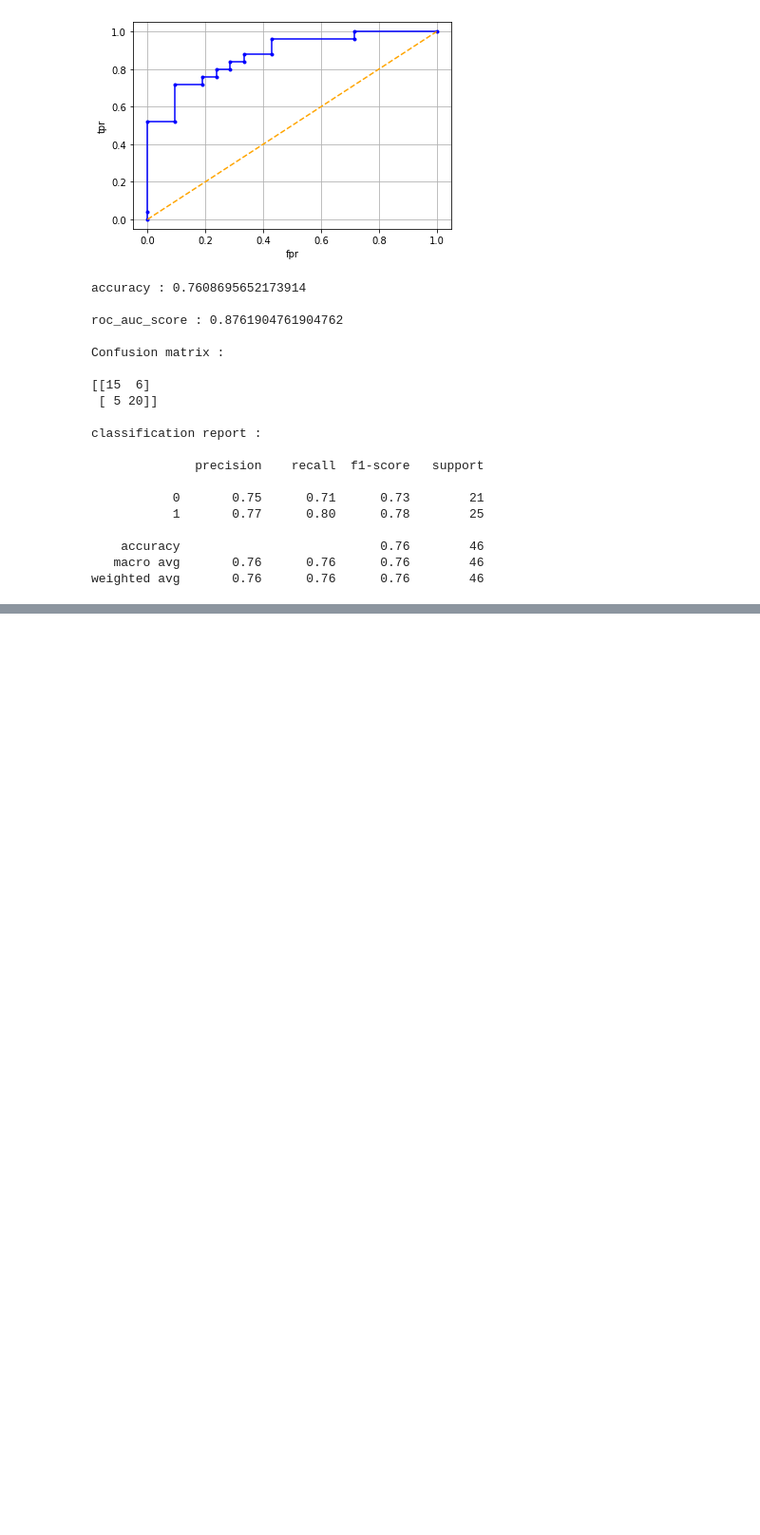
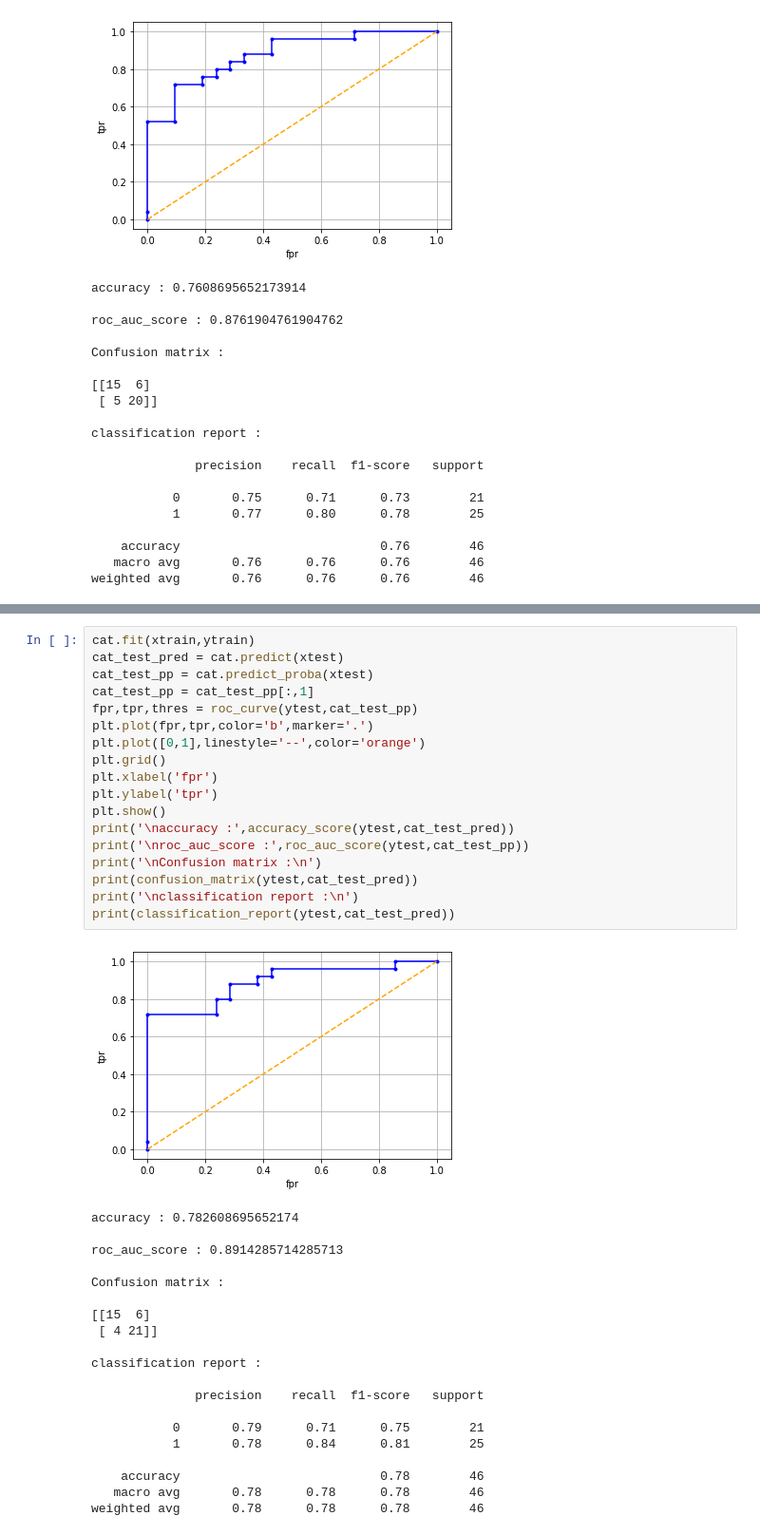
Before and after one commit to SharanKalyan/Heart-attack-predctions, a Jupyter notebook: machine learning.ipynb, the cells around one changed output, grey strips where cells are left out. Shown at 95% size. Saved outputs shown, nothing was run; the diff lists cells and outputs as text; blank space fills up the shorter version.

```diff
--- a/machine learning.ipynb
+++ b/machine learning.ipynb
@@ -440,0 +481,39 @@ weighted avg       0.76      0.76      0.76        46
+# %%
+cat.fit(xtrain,ytrain)
+cat_test_pred = cat.predict(xtest)
+cat_test_pp = cat.predict_proba(xtest)
+cat_test_pp = cat_test_pp[:,1]
+fpr,tpr,thres = roc_curve(ytest,cat_test_pp)
+plt.plot(fpr,tpr,color='b',marker='.')
+plt.plot([0,1],linestyle='--',color='orange')
+plt.grid()
+plt.xlabel('fpr')
+plt.ylabel('tpr')
+plt.show()
+print('\naccuracy :',accuracy_score(ytest,cat_test_pred))
+print('\nroc_auc_score :',roc_auc_score(ytest,cat_test_pp))
+print('\nConfusion matrix :\n')
+print(confusion_matrix(ytest,cat_test_pred))
+print('\nclassification report :\n')
+print(classification_report(ytest,cat_test_pred))
+# %% [output]
+[figure, added]
+accuracy : 0.782608695652174
+
+roc_auc_score : 0.8914285714285713
+
+Confusion matrix :
+
+[[15  6]
+ [ 4 21]]
+
+classification report :
+
+              precision    recall  f1-score   support
+
+           0       0.79      0.71      0.75        21
+           1       0.78      0.84      0.81        25
+
+    accuracy                           0.78        46
+   macro avg       0.78      0.78      0.78        46
+weighted avg       0.78      0.78      0.78        46
```
Also changed, not shown: parts of 16 cells of this notebook.
